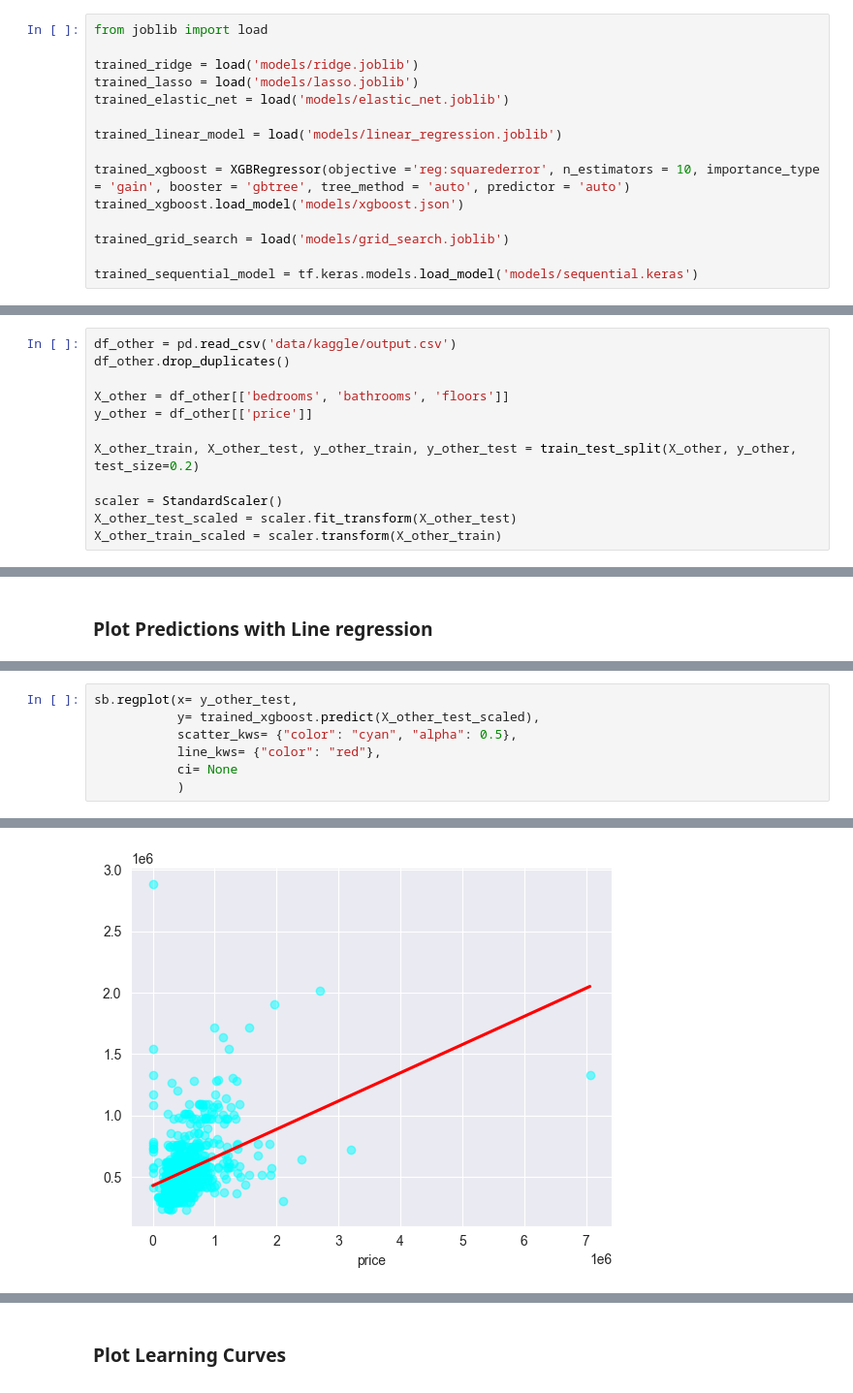
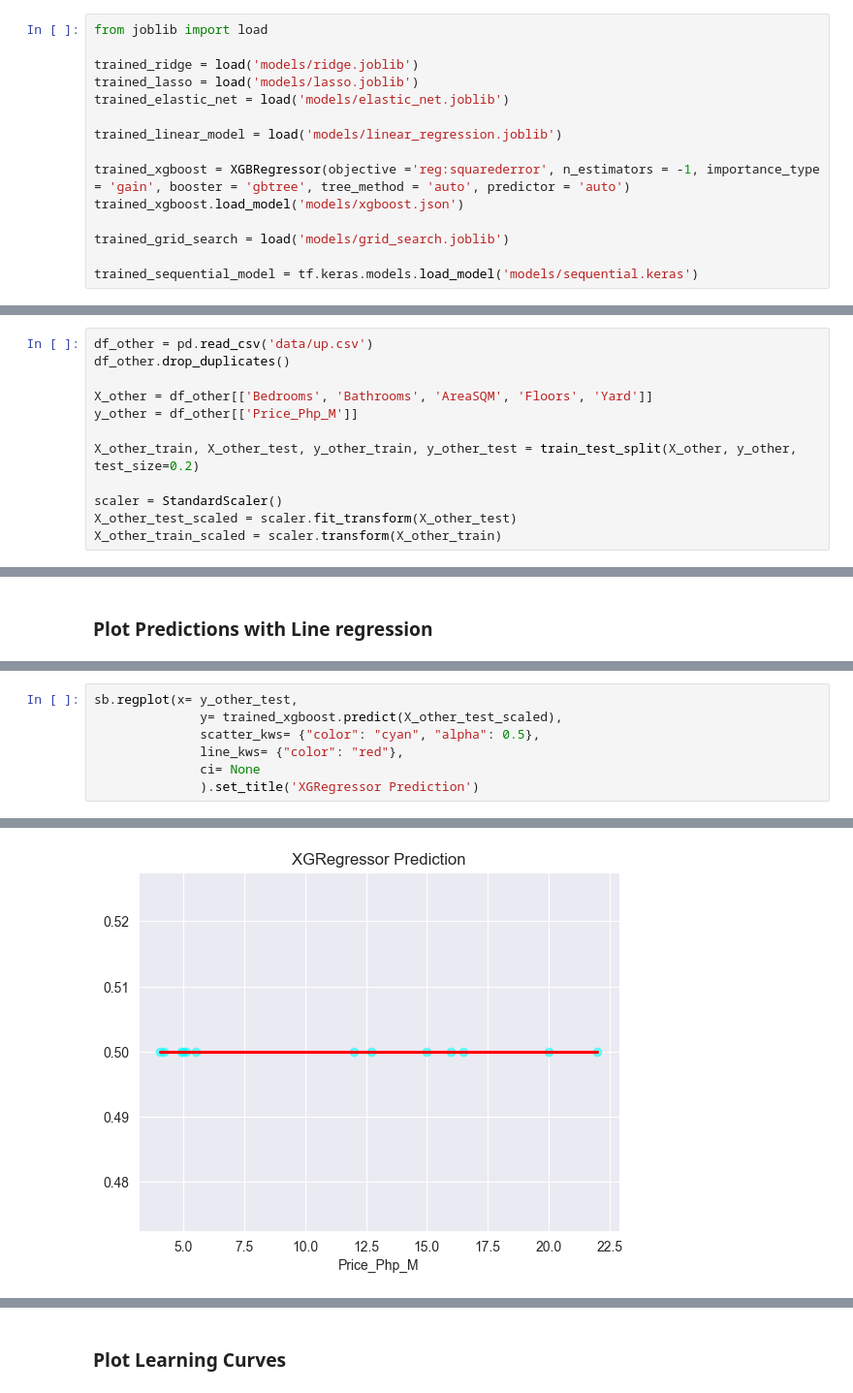
Before and after one commit to faustojc/datascience-ai, a Jupyter notebook: thesis/train_model.ipynb, the cells around one changed output, grey strips where cells are left out. Shown at 97% size. Drawn from its saved outputs; the diff is of its cells as text.

```diff
--- a/thesis/train_model.ipynb
+++ b/thesis/train_model.ipynb
@@ -194,7 +198,7 @@ trained_elastic_net = load('models/elastic_net.joblib')
 
 trained_linear_model = load('models/linear_regression.joblib')
 
-trained_xgboost = XGBRegressor(objective ='reg:squarederror', n_estimators = 10, importance_type = 'gain', booster = 'gbtree', tree_method = 'auto', predictor = 'auto')
+trained_xgboost = XGBRegressor(objective ='reg:squarederror', n_estimators = -1, importance_type = 'gain', booster = 'gbtree', tree_method = 'auto', predictor = 'auto')
 trained_xgboost.load_model('models/xgboost.json')
 
 trained_grid_search = load('models/grid_search.joblib')
@@ -203,11 +207,11 @@ trained_sequential_model = tf.keras.models.load_model('models/sequential.keras')
 # %% [markdown]
 ### Load, Clean, and Normalize the Other Dataset
 # %%
-df_other = pd.read_csv('data/kaggle/output.csv')
+df_other = pd.read_csv('data/up.csv')
 df_other.drop_duplicates()
 
-X_other = df_other[['bedrooms', 'bathrooms', 'floors']]
-y_other = df_other[['price']]
+X_other = df_other[['Bedrooms', 'Bathrooms', 'AreaSQM', 'Floors', 'Yard']]
+y_other = df_other[['Price_Php_M']]
 
 X_other_train, X_other_test, y_other_train, y_other_test = train_test_split(X_other, y_other, test_size=0.2)
 
@@ -364,8 +434,8 @@ sb.regplot(x= y_other_test,
 # %%
 sb.regplot(x= y_other_test,
-           y= trained_xgboost.predict(X_other_test_scaled),
-           scatter_kws= {"color": "cyan", "alpha": 0.5},
-           line_kws= {"color": "red"},
-           ci= None
-           )
+              y= trained_xgboost.predict(X_other_test_scaled),
+              scatter_kws= {"color": "cyan", "alpha": 0.5},
+              line_kws= {"color": "red"},
+              ci= None
+              ).set_title('XGRegressor Prediction')
 # %% [output]
@@ -373 +443 @@ sb.regplot(x= y_other_test,
-[figure, old version]
+[figure, new version]
```
Also changed, not shown: parts of 17 cells of this notebook, 7 other files.
